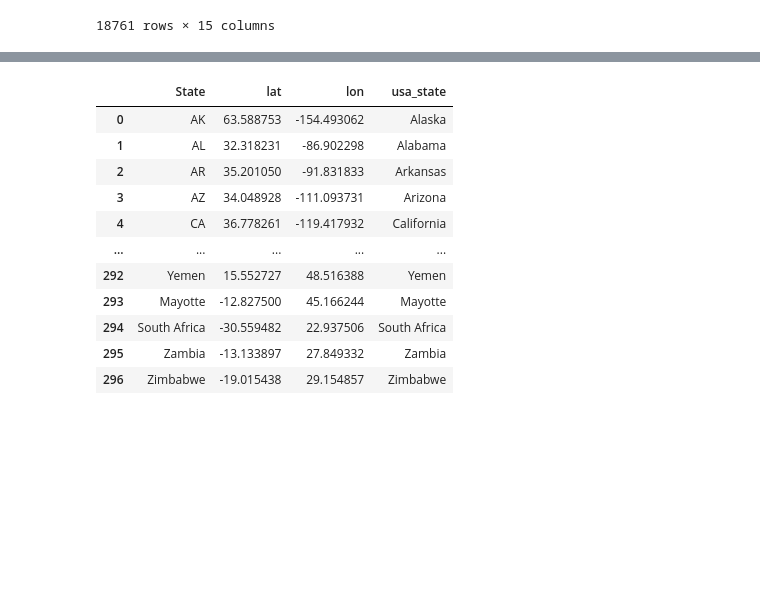
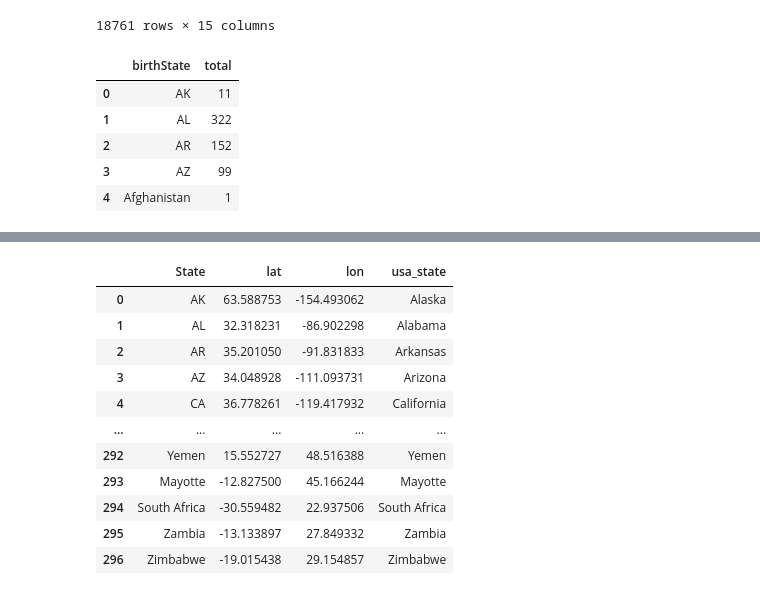
Before and after one commit to leeju09/Project-3-Baseball-, a Jupyter notebook: Python Scripts/Data_Cleaning_WA.ipynb, the cells around one changed output, grey strips where cells are left out. Saved outputs shown, nothing was run; the diff lists cells and outputs as text; code cells hidden in the pictures; blank space fills up the shorter version.

```diff
--- a/Python Scripts/Data_Cleaning_WA.ipynb
+++ b/Python Scripts/Data_Cleaning_WA.ipynb
@@ -195,6 +195,18 @@ master_data_tocsv
 18761 rows × 15 columns
 # %%
 master_data_tocsv.to_csv("../src/Resources/master_data.csv", index=False)
+# %%
+#Summary data creation
+summary_df=master_data_tocsv.groupby('birthState').size().reset_index(name='total')
+summary_df=pd.DataFrame(summary_df)
+summary_df.head()
+# %% [output]
+|  | birthState | total |
+| 0 | AK | 11 |
+| 1 | AL | 322 |
+| 2 | AR | 152 |
+| 3 | AZ | 99 |
+| 4 | Afghanistan | 1 |
 # %%
 #Summary data creation
 #Allstar count by birth state
```
Also changed, not shown: parts of 7 cells of this notebook, 4 other files.
